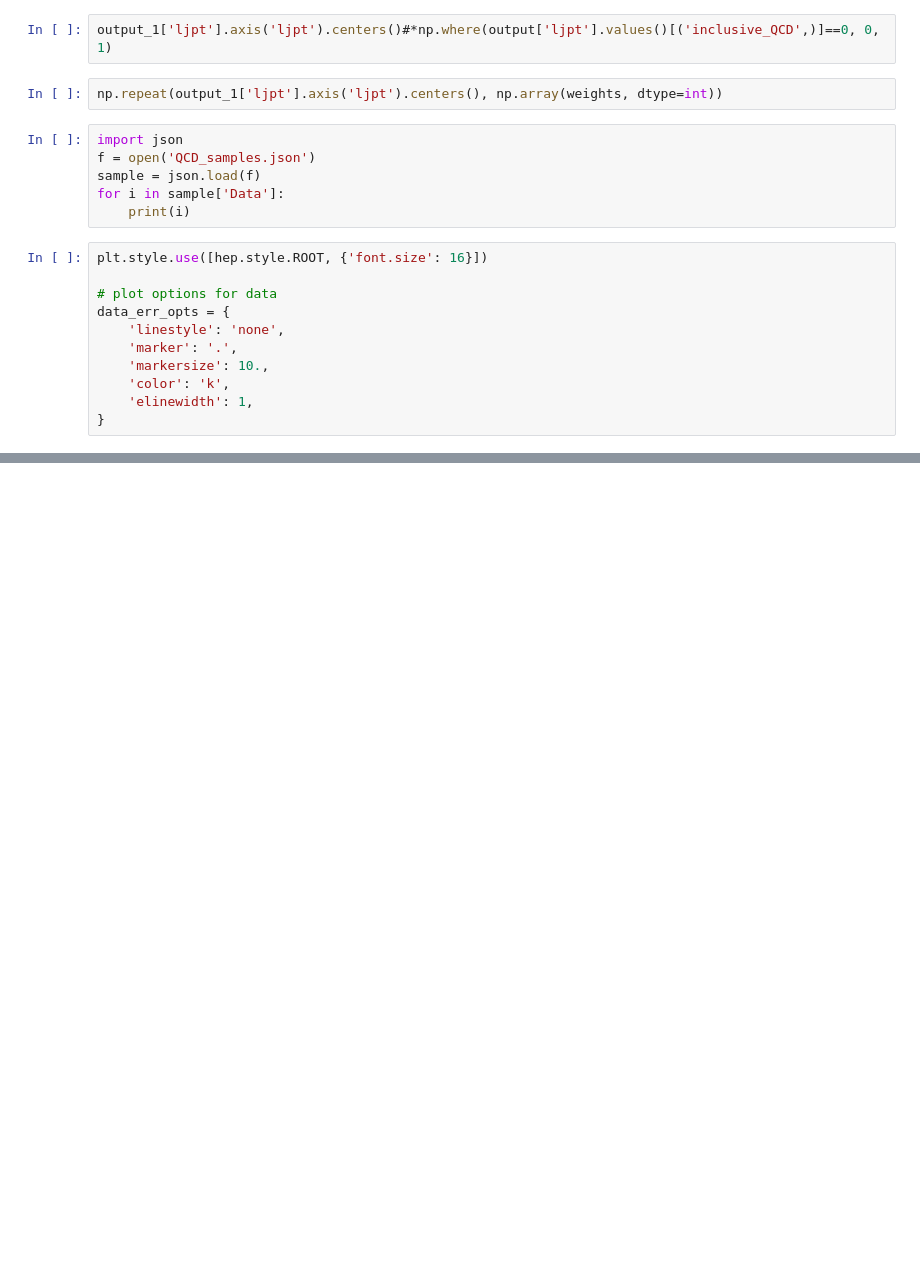
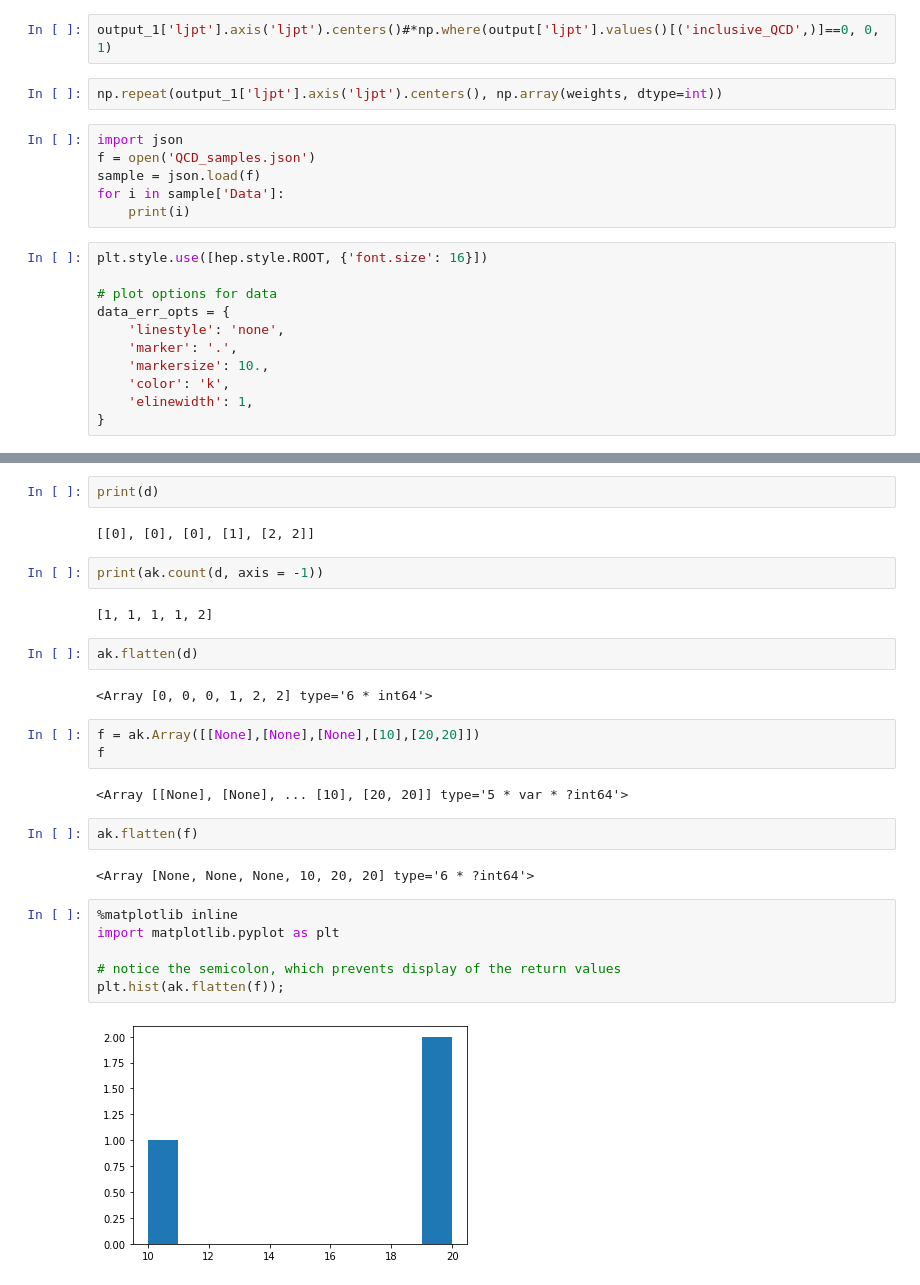
Before and after one commit to hsinweihsia/BTV, a Jupyter notebook: QCD.ipynb, the cells around one changed output, grey strips where cells are left out. Saved outputs shown, nothing was run; the diff lists cells and outputs as text; blank space fills up the shorter version.

```diff
--- a/QCD.ipynb
+++ b/QCD.ipynb
@@ -536,0 +499,29 @@ data_err_opts = {
+# %%
+print(d)
+# %% [output]
+[[0], [0], [0], [1], [2, 2]]
+# %%
+print(ak.count(d, axis = -1))
+# %% [output]
+[1, 1, 1, 1, 2]
+# %%
+ak.flatten(d)
+# %% [output]
+<Array [0, 0, 0, 1, 2, 2] type='6 * int64'>
+# %%
+f = ak.Array([[None],[None],[None],[10],[20,20]])
+f
+# %% [output]
+<Array [[None], [None], ... [10], [20, 20]] type='5 * var * ?int64'>
+# %%
+ak.flatten(f)
+# %% [output]
+<Array [None, None, None, 10, 20, 20] type='6 * ?int64'>
+# %%
+%matplotlib inline
+import matplotlib.pyplot as plt
+
+# notice the semicolon, which prevents display of the return values
+plt.hist(ak.flatten(f));
+# %% [output]
+[figure, added]
```
Also changed, not shown: parts of 36 cells of this notebook, 5 other files.
